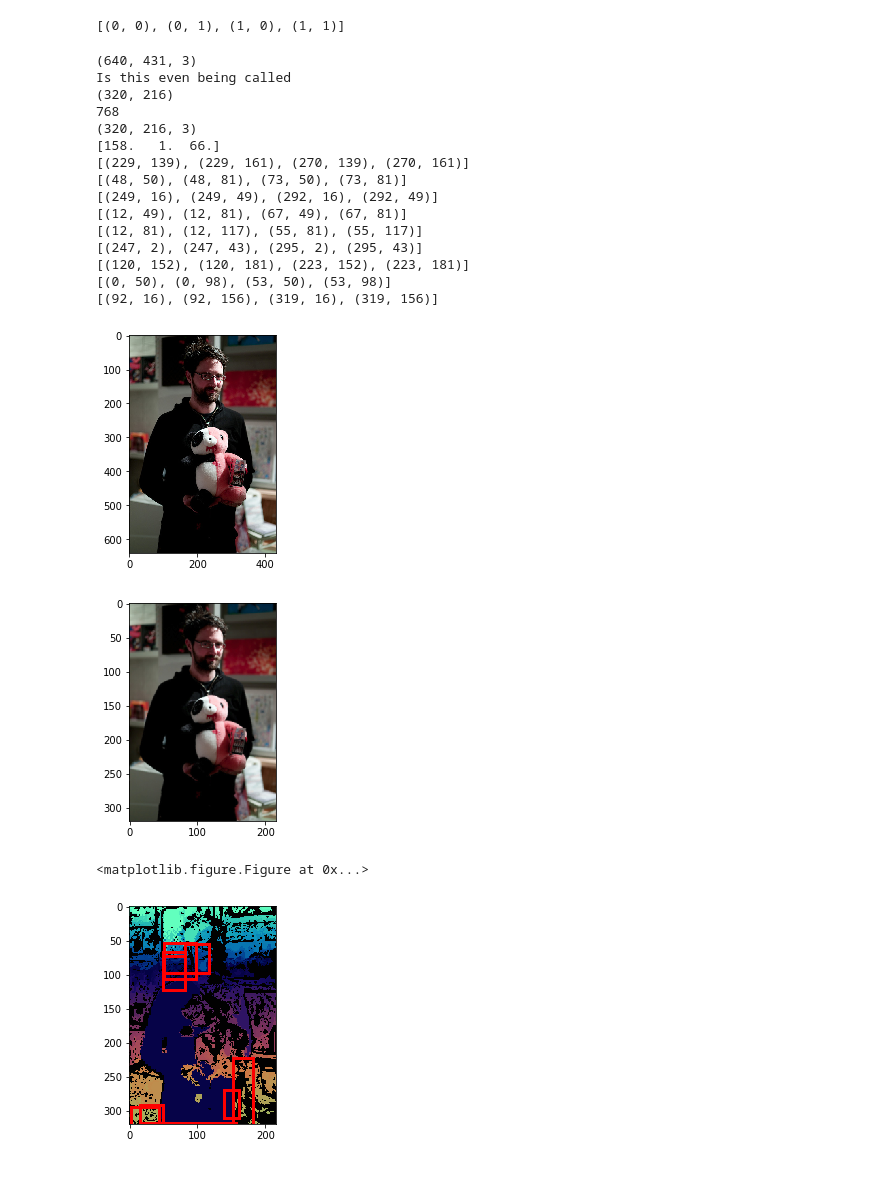
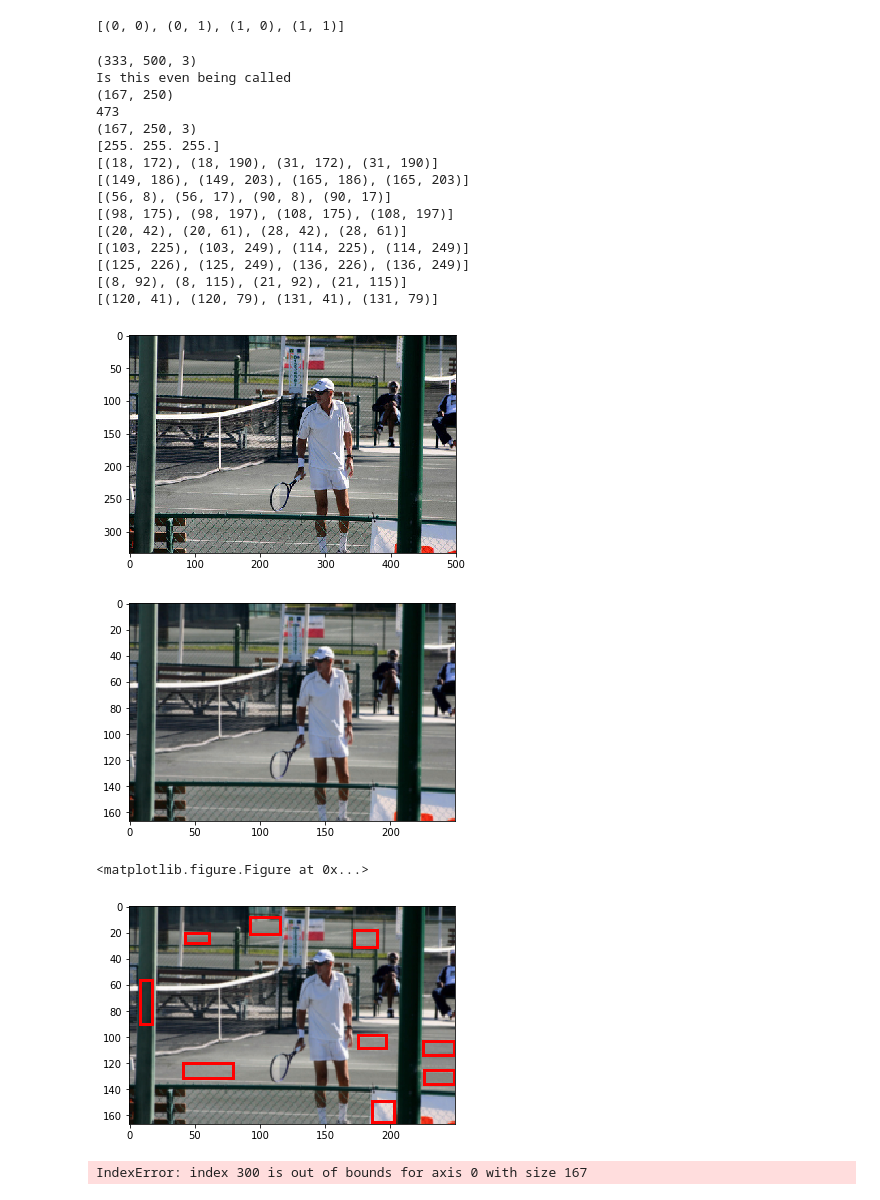
Before and after one commit to sunandiyer/Mask_RCNN, a Jupyter notebook: samples/pedestrian/train_pedestrians.ipynb, the cells around one changed output. Saved outputs shown, nothing was run; the diff lists cells and outputs as text; code cells hidden in the pictures.

```diff
--- a/samples/pedestrian/train_pedestrians.ipynb
+++ b/samples/pedestrian/train_pedestrians.ipynb
@@ -113,15 +220,11 @@ get_neighbors(0,0,10,10, 1)
 # %% [output]
 [(0, 0), (0, 1), (1, 0), (1, 1)]
 # %%
-from sklearn.cluster import DBSCAN
-from matplotlib import pyplot as plt
-from matplotlib import image
-import cv2
-import pandas
+
 
 %matplotlib inline
-IMG_PATH = '/Users/vramesh/Google Drive/University/Sem7/Computer Vision/final_project/Mask_RCNN/images/coco/COCO_val2014_000000492465.jpeg'
-# IMG_PATH = '/Users/vramesh/Google Drive/University/Sem7/Computer Vision/final_project/Mask_RCNN/images/coco/COCO_val2014_000000492041.jpeg'
+# IMG_PATH = '/Users/vramesh/Google Drive/University/Sem7/Computer Vision/final_project/Mask_RCNN/images/coco/COCO_val2014_000000492465.jpeg'
+IMG_PATH = '/Users/vramesh/Google Drive/University/Sem7/Computer Vision/final_project/Mask_RCNN/images/coco/COCO_val2014_000000492041.jpeg'
 img = cv2.imread(IMG_PATH)
 print(img.shape)
 plt.figure()
@@ -195,50 +298,56 @@ for i in best:
 #         tmp = np.mean(labimg[pts], axis=2)
 #         print(tmp.shape)
 #         print(new_lab.shape)
 #         print(new_lab[pts[0],pts[1],0:3].shape)
 
 
 #         new_lab[pts[0],pts[1],0:3] = tmp
 #         out_img[pts] = cv2.cvtColor(new_lab, cv2.COLOR_LAB2RGB)
 #     except:
 #         tmp = labimg[pts]
 
 #         print(tmp.shape)
 #         print(new_lab.shape)
 #         print(new_lab[pts[0],pts[1],0:3].shape)
 #         new_lab[pts[0],pts[1],0:3] = tmp
 
 #         out_img[pts,:] = cv2.cvtColor(new_lab[pts], cv2.COLOR_LAB2RGB)
 
 print(out_img.shape)
 print(out_img[0,1,:])
 plt.figure()
 fig, ax = plt.subplots(1)
-ax.imshow(out_img)
+# ax.imshow(out_img)
+ax.imshow(cv2.cvtColor(labimg, cv2.COLOR_LAB2RGB))
 
 import matplotlib.patches as patches
 for bb in bbs:
     print(bb)
-    rect = patches.Rectangle((bb[2][1],bb[2][0]),abs(bb[2][1]-bb[1][1]),abs(bb[2][0]-bb[1][0]),linewidth=3,edgecolor='r',facecolor='none')
+    rect = patches.Rectangle((bb[0][1],bb[0][0]),abs(bb[2][1]-bb[1][1]),abs(bb[2][0]-bb[1][0]),linewidth=3,edgecolor='r',facecolor='none')
     ax.add_patch(rect)
 plt.show()
+
+
+print(labels[300,100])
+print(len(np.where(labels == labels[300,100])[0]))
 # %% [output]
-(640, 431, 3)
+(333, 500, 3)
 Is this even being called
-(320, 216)
-768
-(320, 216, 3)
-[158.   1.  66.]
-[(229, 139), (229, 161), (270, 139), (270, 161)]
-[(48, 50), (48, 81), (73, 50), (73, 81)]
-[(249, 16), (249, 49), (292, 16), (292, 49)]
-[(12, 49), (12, 81), (67, 49), (67, 81)]
-[(12, 81), (12, 117), (55, 81), (55, 117)]
-[(247, 2), (247, 43), (295, 2), (295, 43)]
-[(120, 152), (120, 181), (223, 152), (223, 181)]
-[(0, 50), (0, 98), (53, 50), (53, 98)]
-[(92, 16), (92, 156), (319, 16), (319, 156)]
+(167, 250)
+473
+(167, 250, 3)
+[255. 255. 255.]
+[(18, 172), (18, 190), (31, 172), (31, 190)]
+[(149, 186), (149, 203), (165, 186), (165, 203)]
+[(56, 8), (56, 17), (90, 8), (90, 17)]
+[(98, 175), (98, 197), (108, 175), (108, 197)]
+[(20, 42), (20, 61), (28, 42), (28, 61)]
+[(103, 225), (103, 249), (114, 225), (114, 249)]
+[(125, 226), (125, 249), (136, 226), (136, 249)]
+[(8, 92), (8, 115), (21, 92), (21, 115)]
+[(120, 41), (120, 79), (131, 41), (131, 79)]
-[figure, old version]
+[figure, new version]
-[figure, old version]
+[figure, new version]
 <matplotlib.figure.Figure at 0x...>
-[figure, old version]
+[figure, new version]
+IndexError: index 300 is out of bounds for axis 0 with size 167
```
Also changed, not shown: parts of 7 cells of this notebook.
